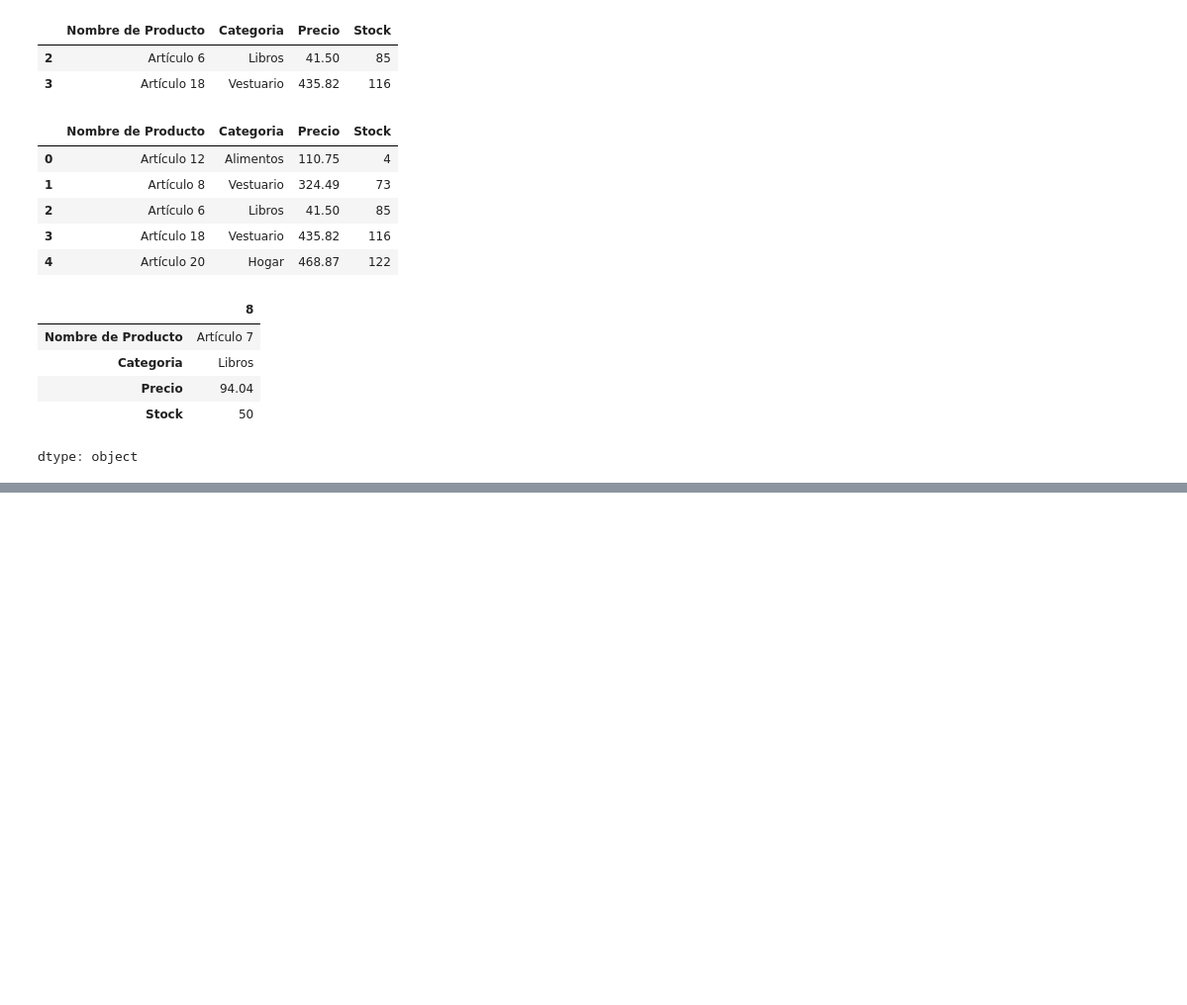
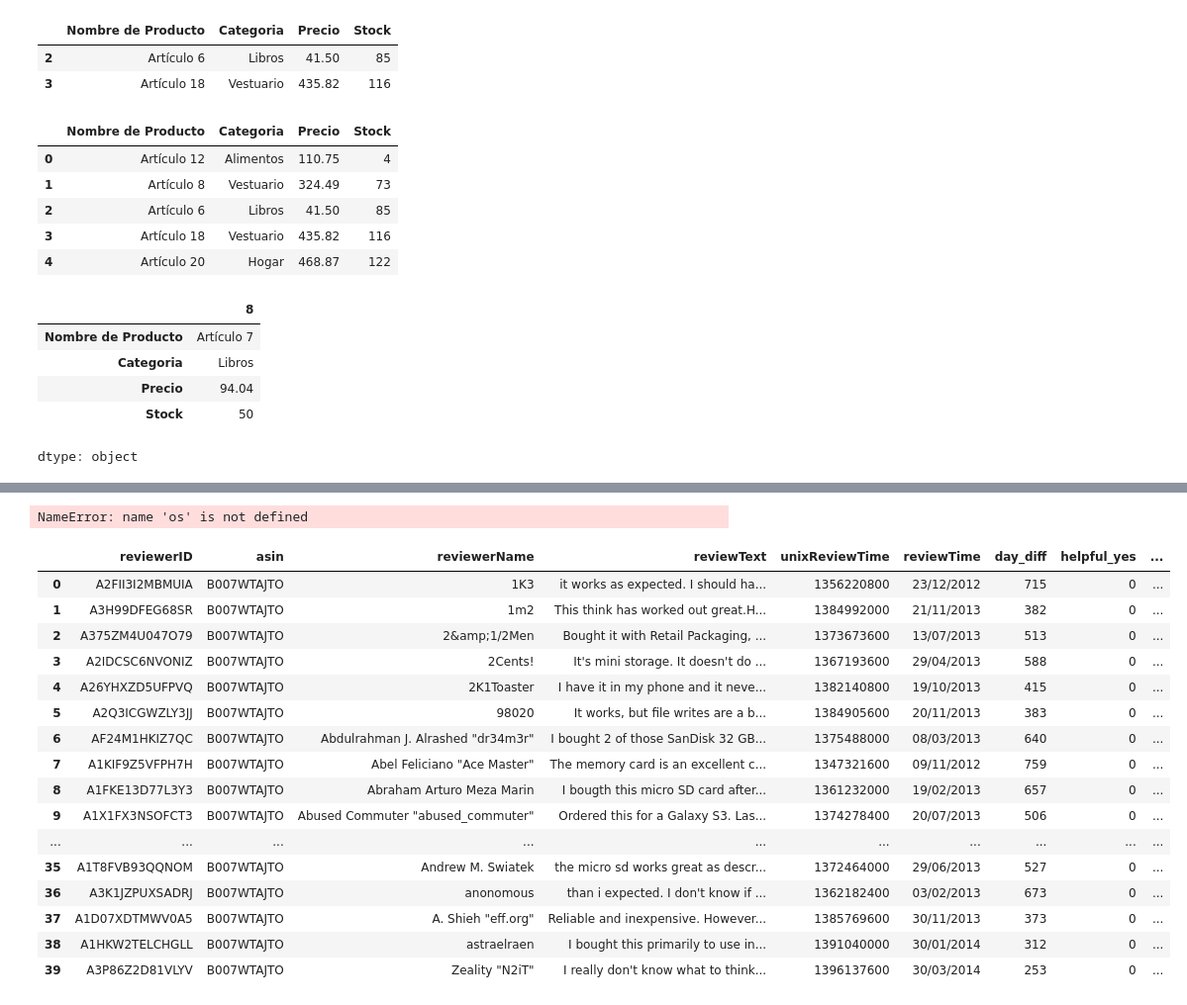
Before and after one commit to Rafael-Diaz-O/Python_pratica, a Jupyter notebook: Untitled3.ipynb, the cells around one changed output, grey strips where cells are left out. Shown at 99% size. Saved outputs shown, nothing was run; the diff lists cells and outputs as text; code cells hidden in the pictures; blank space fills up the shorter version.

Commit message:
Se creó con Colab

```diff
--- a/Untitled3.ipynb
+++ b/Untitled3.ipynb
@@ -1484,0 +1630,30 @@ dtype: object
+# %%
+print(os.listdir('/content/')) #Verifico como estan guardados los archivos en el colab
+#Importante para esto tener activado la variable de entorno
+# %% [output]
+NameError: name 'os' is not defined
+# %%
+#Etapa 1
+import pandas as pd
+
+df_reviews = pd.read_csv("/content/reviews - reviews.csv")
+# %%
+df_reviews
+# %% [output]
+|  | reviewerID | asin | reviewerName | reviewText | unixReviewTime | reviewTime | day_diff | helpful_yes | ... |
+| 0 | A2FII3I2MBMUIA | B007WTAJTO | 1K3 | it works as expected. I should ha... | 1356220800 | 23/12/2012 | 715 | 0 | ... |
+| 1 | A3H99DFEG68SR | B007WTAJTO | 1m2 | This think has worked out great.H... | 1384992000 | 21/11/2013 | 382 | 0 | ... |
+| 2 | A375ZM4U047O79 | B007WTAJTO | 2&amp;1/2Men | Bought it with Retail Packaging, ... | 1373673600 | 13/07/2013 | 513 | 0 | ... |
+| 3 | A2IDCSC6NVONIZ | B007WTAJTO | 2Cents! | It's mini storage. It doesn't do ... | 1367193600 | 29/04/2013 | 588 | 0 | ... |
+| 4 | A26YHXZD5UFPVQ | B007WTAJTO | 2K1Toaster | I have it in my phone and it neve... | 1382140800 | 19/10/2013 | 415 | 0 | ... |
+| 5 | A2Q3ICGWZLY3JJ | B007WTAJTO | 98020 | It works, but file writes are a b... | 1384905600 | 20/11/2013 | 383 | 0 | ... |
+| 6 | AF24M1HKIZ7QC | B007WTAJTO | Abdulrahman J. Alrashed "dr34m3r" | I bought 2 of those SanDisk 32 GB... | 1375488000 | 08/03/2013 | 640 | 0 | ... |
+| 7 | A1KIF9Z5VFPH7H | B007WTAJTO | Abel Feliciano "Ace Master" | The memory card is an excellent c... | 1347321600 | 09/11/2012 | 759 | 0 | ... |
+| 8 | A1FKE13D77L3Y3 | B007WTAJTO | Abraham Arturo Meza Marin | I bougth this micro SD card after... | 1361232000 | 19/02/2013 | 657 | 0 | ... |
+| 9 | A1X1FX3NSOFCT3 | B007WTAJTO | Abused Commuter "abused_commuter" | Ordered this for a Galaxy S3. Las... | 1374278400 | 20/07/2013 | 506 | 0 | ... |
+| ... | ... | ... | ... | ... | ... | ... | ... | ... | ... |
+| 35 | A1T8FVB93QQNOM | B007WTAJTO | Andrew M. Swiatek | the micro sd works great as descr... | 1372464000 | 29/06/2013 | 527 | 0 | ... |
+| 36 | A3K1JZPUXSADRJ | B007WTAJTO | anonomous | than i expected. I don't know if ... | 1362182400 | 03/02/2013 | 673 | 0 | ... |
+| 37 | A1D07XDTMWV0A5 | B007WTAJTO | A. Shieh "eff.org" | Reliable and inexpensive. However... | 1385769600 | 30/11/2013 | 373 | 0 | ... |
+| 38 | A1HKW2TELCHGLL | B007WTAJTO | astraelraen | I bought this primarily to use in... | 1391040000 | 30/01/2014 | 312 | 0 | ... |
+| 39 | A3P86Z2D81VLYV | B007WTAJTO | Zeality "N2iT" | I really don't know what to think... | 1396137600 | 30/03/2014 | 253 | 0 | ... |
```
Also changed, not shown: parts of 42 cells of this notebook.
